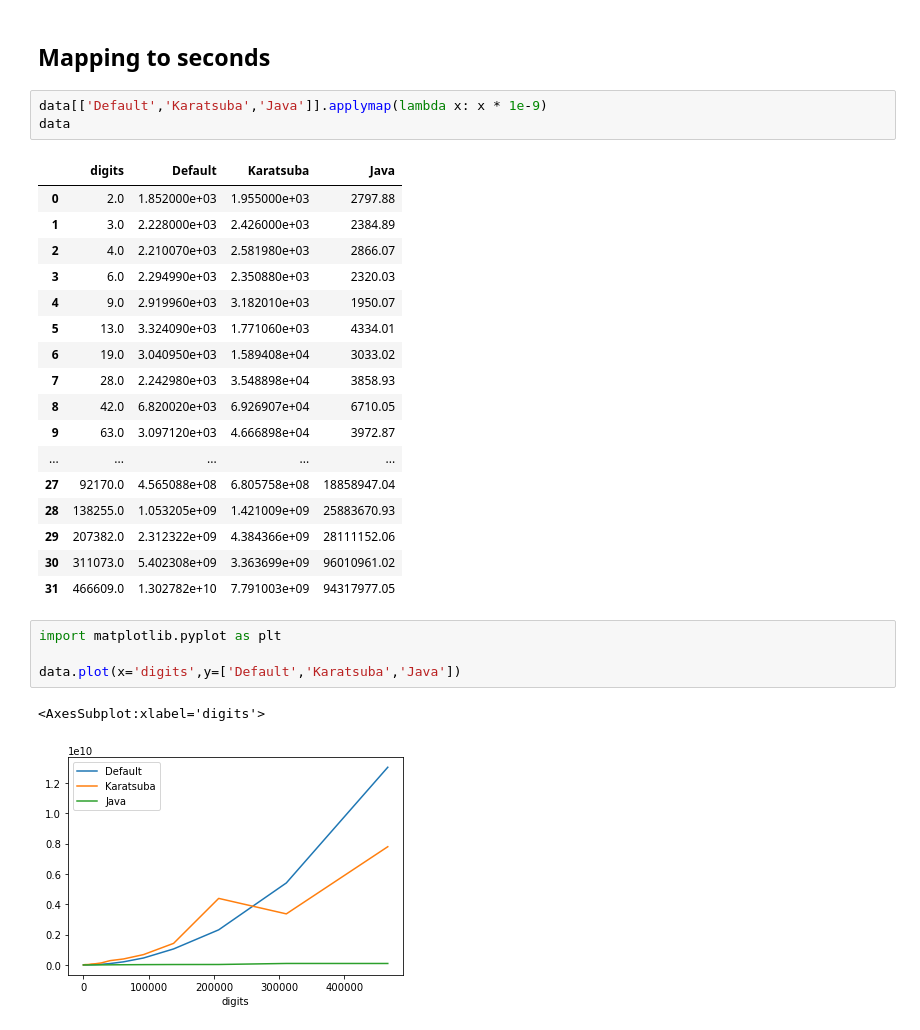
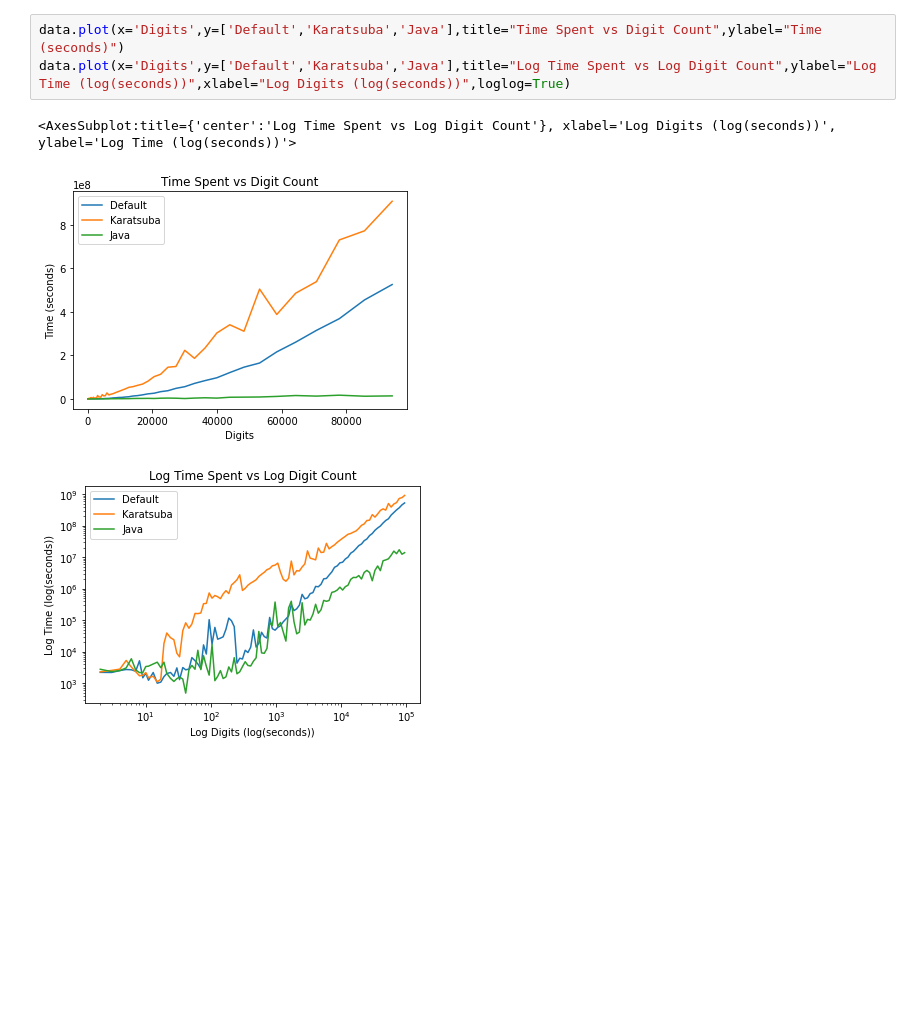
Before and after one commit to LittleTealeaf/IntegerMultiplicationAnalysis, a Jupyter notebook: report.ipynb, the cells around one changed output. Saved outputs shown, nothing was run; the diff lists cells and outputs as text; blank space fills up the shorter version.

```diff
--- a/report.ipynb
+++ b/report.ipynb
@@ -25,30 +21,7 @@ data
-# %% [markdown]
-## Mapping to seconds
-# %%
-data[['Default','Karatsuba','Java']].applymap(lambda x: x * 1e-9)
-data
-# %% [output]
-|  | digits | Default | Karatsuba | Java |
-| 0 | 2.0 | 1.852000e+03 | 1.955000e+03 | 2797.88 |
-| 1 | 3.0 | 2.228000e+03 | 2.426000e+03 | 2384.89 |
-| 2 | 4.0 | 2.210070e+03 | 2.581980e+03 | 2866.07 |
-| 3 | 6.0 | 2.294990e+03 | 2.350880e+03 | 2320.03 |
-| 4 | 9.0 | 2.919960e+03 | 3.182010e+03 | 1950.07 |
-| 5 | 13.0 | 3.324090e+03 | 1.771060e+03 | 4334.01 |
-| 6 | 19.0 | 3.040950e+03 | 1.589408e+04 | 3033.02 |
-| 7 | 28.0 | 2.242980e+03 | 3.548898e+04 | 3858.93 |
-| 8 | 42.0 | 6.820020e+03 | 6.926907e+04 | 6710.05 |
-| 9 | 63.0 | 3.097120e+03 | 4.666898e+04 | 3972.87 |
-| ... | ... | ... | ... | ... |
-| 27 | 92170.0 | 4.565088e+08 | 6.805758e+08 | 18858947.04 |
-| 28 | 138255.0 | 1.053205e+09 | 1.421009e+09 | 25883670.93 |
-| 29 | 207382.0 | 2.312322e+09 | 4.384366e+09 | 28111152.06 |
-| 30 | 311073.0 | 5.402308e+09 | 3.363699e+09 | 96010961.02 |
-| 31 | 466609.0 | 1.302782e+10 | 7.791003e+09 | 94317977.05 |
-# %%
-import matplotlib.pyplot as plt
-
-data.plot(x='digits',y=['Default','Karatsuba','Java'])
-# %% [output]
-<AxesSubplot:xlabel='digits'>
-[figure, removed]
+# %%
+data.plot(x='Digits',y=['Default','Karatsuba','Java'],title="Time Spent vs Digit Count",ylabel="Time (seconds)")
+data.plot(x='Digits',y=['Default','Karatsuba','Java'],title="Log Time Spent vs Log Digit Count",ylabel="Log Time (log(seconds))",xlabel="Log Digits (log(seconds))",loglog=True)
+# %% [output]
+<AxesSubplot:title={'center':'Log Time Spent vs Log Digit Count'}, xlabel='Log Digits (log(seconds))', ylabel='Log Time (log(seconds))'>
+[figure, added]
+[figure, added]
```
Also changed, not shown: parts of 1 cell of this notebook, 3 other files.
